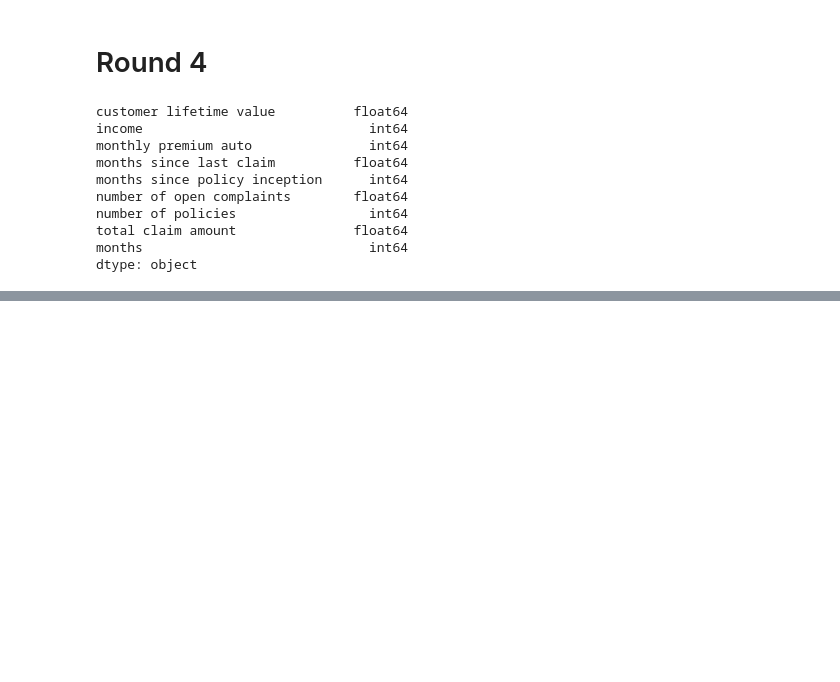
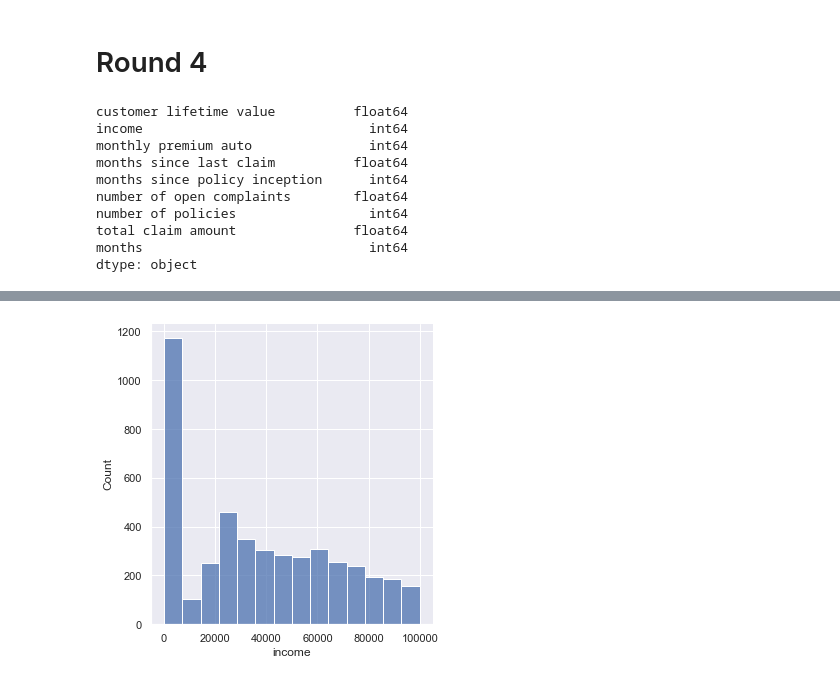
Before and after one commit to Jesus-Almansa/lab-customer-analysis-round-2, a Jupyter notebook: files_for_lab/csv_files/customer_analysis_round2.ipynb, the cells around one changed output, grey strips where cells are left out. Drawn from its saved outputs; the diff is of its cells as text; code cells hidden in the pictures; blank space fills up the shorter version.

```diff
--- a/files_for_lab/csv_files/customer_analysis_round2.ipynb
+++ b/files_for_lab/csv_files/customer_analysis_round2.ipynb
@@ -169,0 +204,5 @@ dtype: object
+# %%
+sns.displot(df['income'])
+plt.show()
+# %% [output]
+[figure, added]
```
Also changed, not shown: parts of 6 cells of this notebook.
